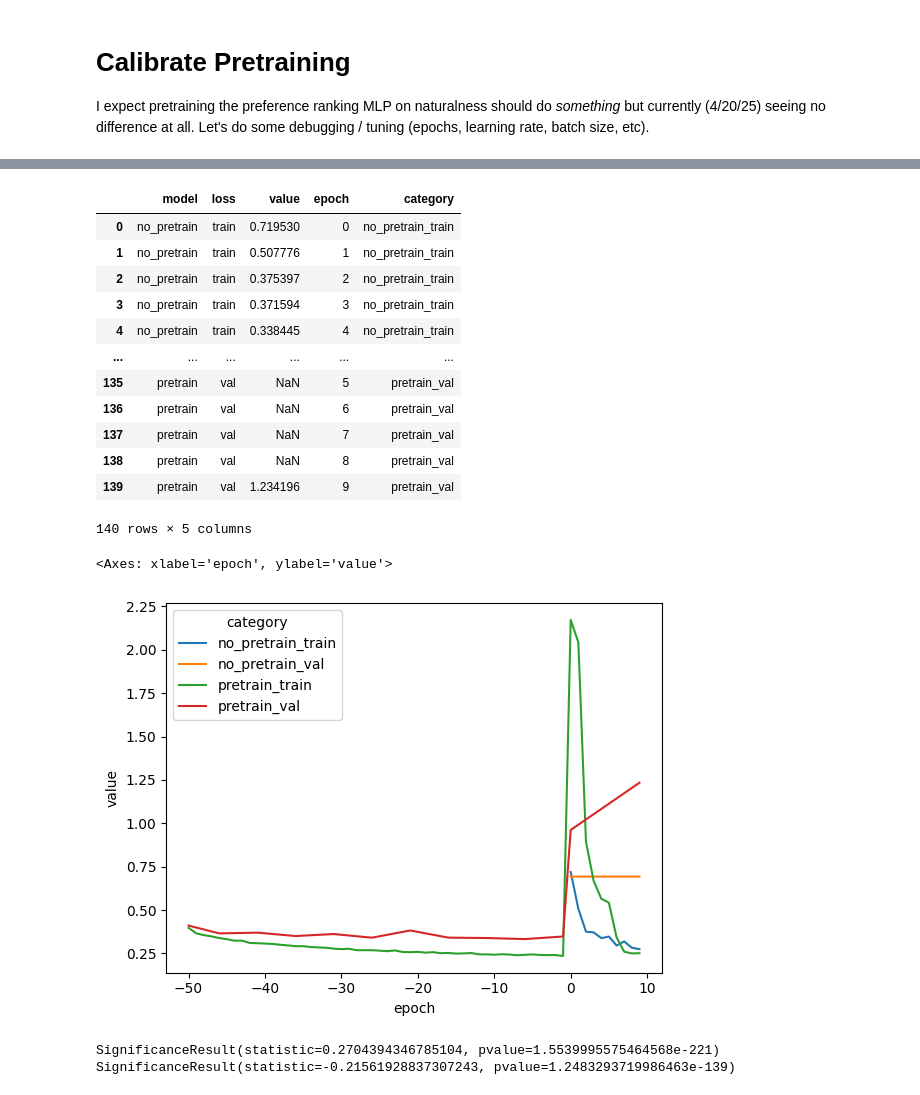
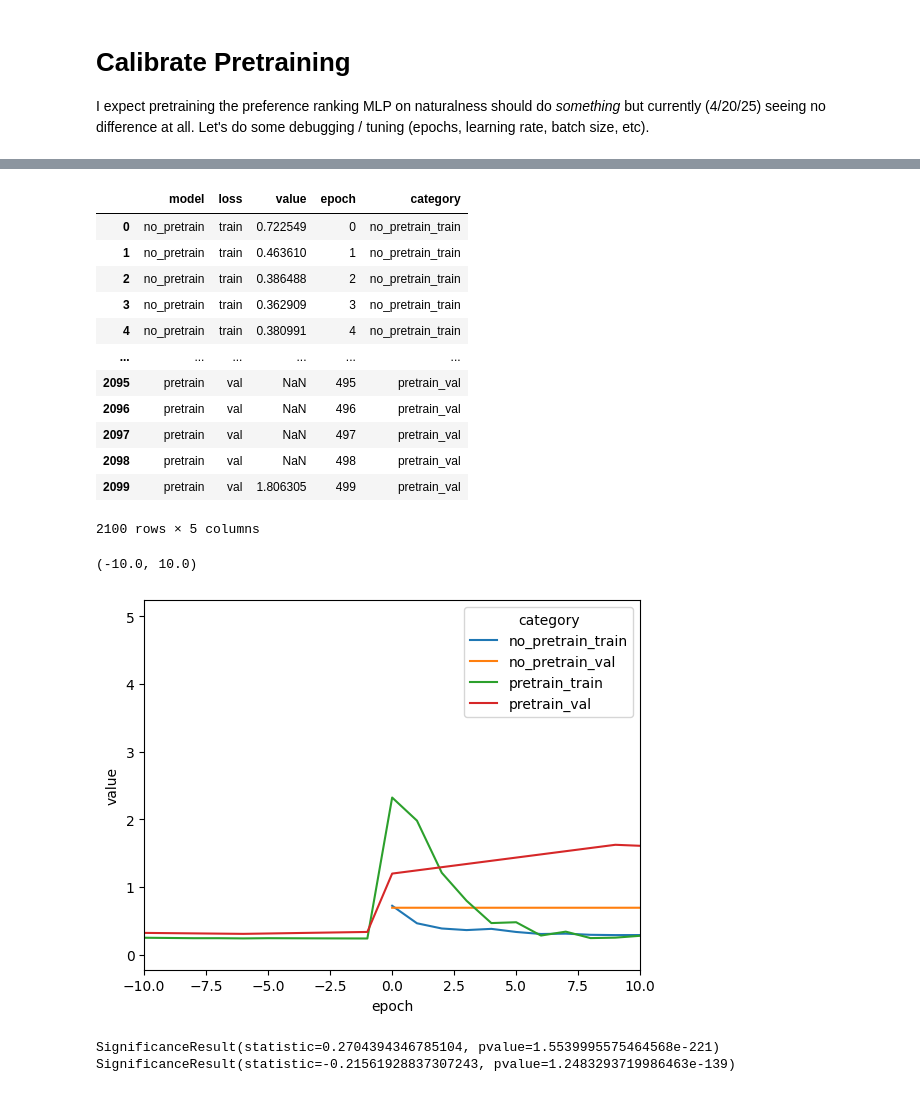
Before and after one commit to JBEI/foldy-internal, a Jupyter notebook: backend/src/notebooks/jacob/250420_test_pretrain.ipynb, the cells around one changed output, grey strips where cells are left out. Cells and saved outputs as stored; diff of their text form; code cells hidden in the pictures.

Commit message:
Improvements to embedding reliability.

```diff
--- a/backend/src/notebooks/jacob/250420_test_pretrain.ipynb
+++ b/backend/src/notebooks/jacob/250420_test_pretrain.ipynb
@@ -126,6 +172,8 @@ pretrain_few_shot_model = TorchMLPFewShotModel(
     learning_rate=1e-3,   # I MADE THIS HIGHER BECAUSE THE DEFAULT WASN'T LEARNING
     weight_decay=1e-5,
     random_state=5,
+    train_epochs=500,
+    train_patience=500
 )
 nopretrain_few_shot_model = TorchMLPFewShotModel(
     pretrain=False,
@@ -136,6 +184,8 @@ nopretrain_few_shot_model = TorchMLPFewShotModel(
     learning_rate=1e-3,   # I MADE THIS HIGHER BECAUSE THE DEFAULT WASN'T LEARNING
     weight_decay=1e-5,
     random_state=5,
+    train_epochs=500,
+    train_patience=500
 )
 
 predicted_activity_series_list = []
@@ -143,7 +193,7 @@ predicted_activity_series_list = []
 for few_shot_model in [pretrain_few_shot_model, nopretrain_few_shot_model]:
     # Convert list of embeddings to numpy array
     entire_naturalness_series = naturalness_df.wt_marginal
-    entire_embedding_series = embedding_df.embedding
+    entire_embedding_series = embedding_df.embedding[entire_naturalness_series.index]
     train_activity_series = activity_df.loc[measured_seq_ids].DMS_score
     validation_activity_series = activity_df.loc[validation_seq_ids].DMS_score
 
@@ -212,24 +261,25 @@ loss_df['category'] = loss_df['model'] + '_' + loss_df['loss']
 loss_df
 # %% [output]
 |  | model | loss | value | epoch | category |
-| 0 | no_pretrain | train | 0.719530 | 0 | no_pretrain_train |
-| 1 | no_pretrain | train | 0.507776 | 1 | no_pretrain_train |
-| 2 | no_pretrain | train | 0.375397 | 2 | no_pretrain_train |
-| 3 | no_pretrain | train | 0.371594 | 3 | no_pretrain_train |
-| 4 | no_pretrain | train | 0.338445 | 4 | no_pretrain_train |
+| 0 | no_pretrain | train | 0.722549 | 0 | no_pretrain_train |
+| 1 | no_pretrain | train | 0.463610 | 1 | no_pretrain_train |
+| 2 | no_pretrain | train | 0.386488 | 2 | no_pretrain_train |
+| 3 | no_pretrain | train | 0.362909 | 3 | no_pretrain_train |
+| 4 | no_pretrain | train | 0.380991 | 4 | no_pretrain_train |
 | ... | ... | ... | ... | ... | ... |
-| 135 | pretrain | val | NaN | 5 | pretrain_val |
-| 136 | pretrain | val | NaN | 6 | pretrain_val |
-| 137 | pretrain | val | NaN | 7 | pretrain_val |
-| 138 | pretrain | val | NaN | 8 | pretrain_val |
-| 139 | pretrain | val | 1.234196 | 9 | pretrain_val |
+| 2095 | pretrain | val | NaN | 495 | pretrain_val |
+| 2096 | pretrain | val | NaN | 496 | pretrain_val |
+| 2097 | pretrain | val | NaN | 497 | pretrain_val |
+| 2098 | pretrain | val | NaN | 498 | pretrain_val |
+| 2099 | pretrain | val | 1.806305 | 499 | pretrain_val |
-140 rows × 5 columns
+2100 rows × 5 columns
 # %%
 import seaborn as sns
 sns.lineplot(data=loss_df, x='epoch', y='value', hue='category')
+plt.xlim(-10, 10)
 # %% [output]
-<Axes: xlabel='epoch', ylabel='value'>
+(-10.0, 10.0)
-[figure, old version]
+[figure, new version]
 # %%
 from scipy.stats import spearmanr
 
```
Also changed, not shown: parts of 12 cells of this notebook, 18 other files.
